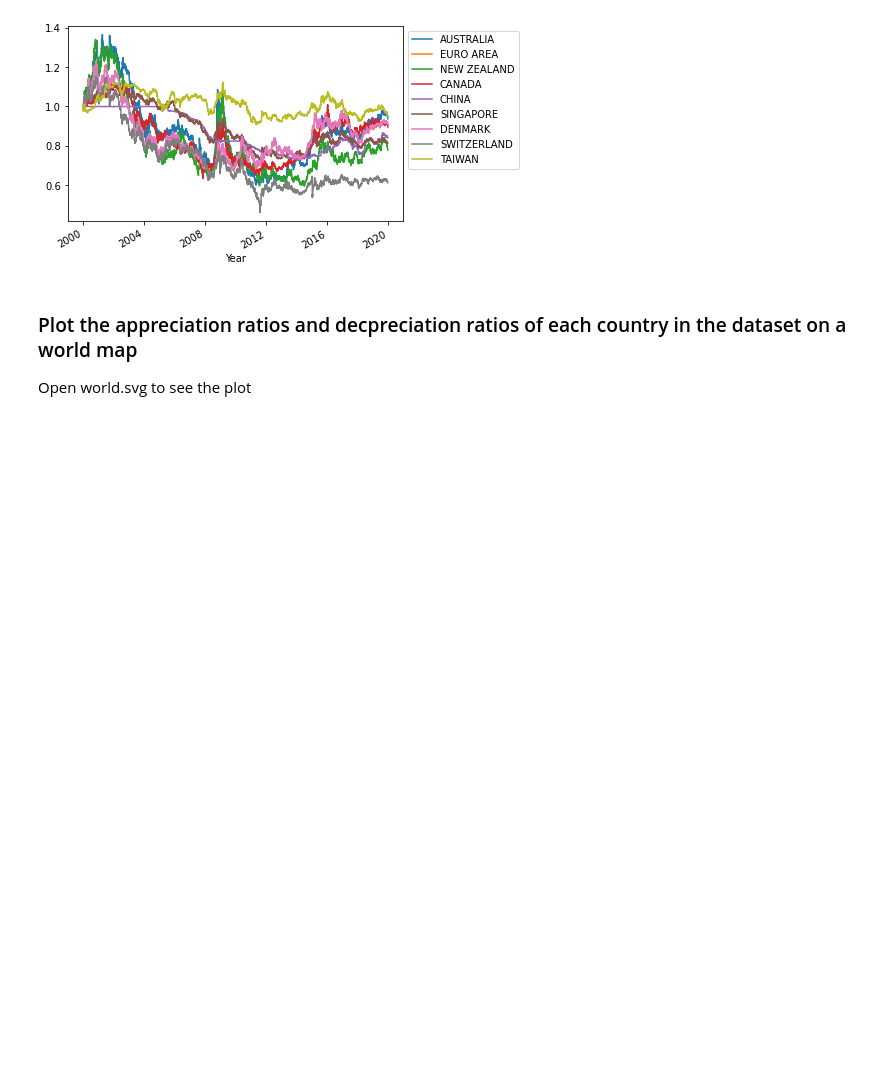
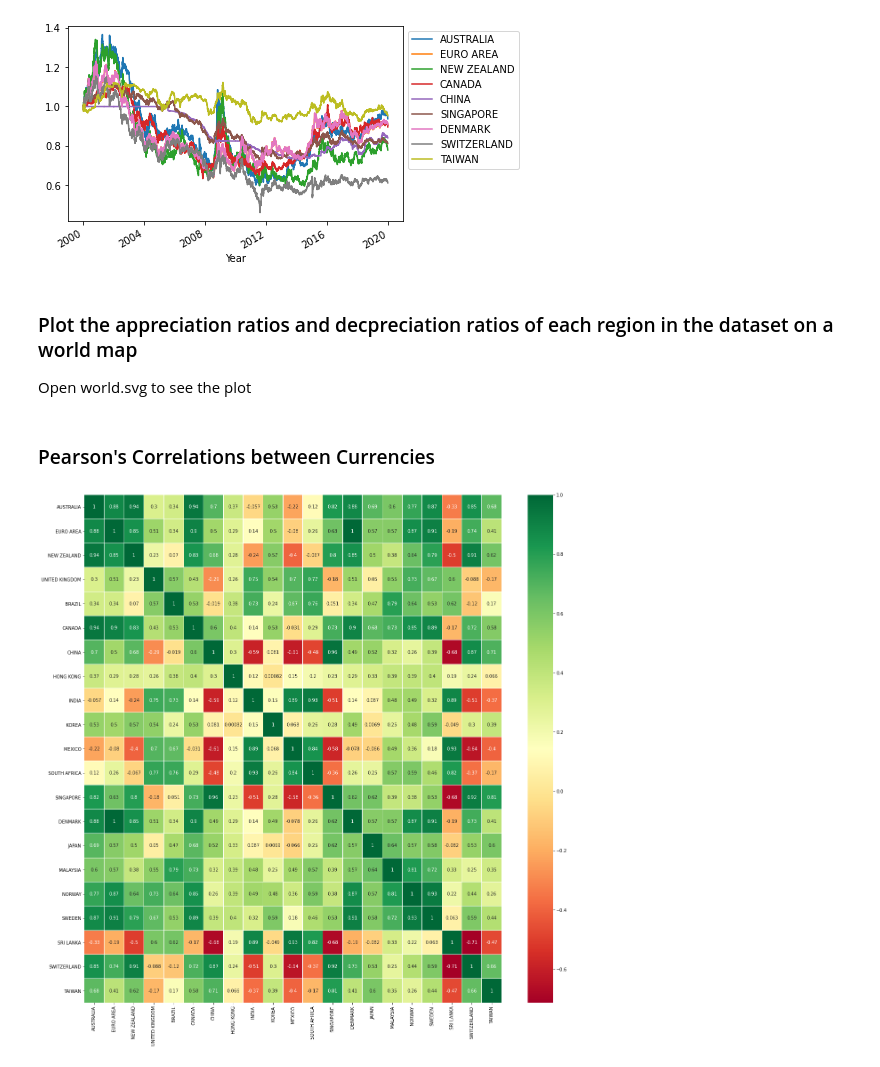
Before and after one commit to monisha-jeg/visualization_forex, a Jupyter notebook: data_viz.ipynb, the cells around one changed output. Saved outputs shown, nothing was run; the diff lists cells and outputs as text; code cells hidden in the pictures; blank space fills up the shorter version.

Commit message:
Added correlation heatmap

```diff
--- a/data_viz.ipynb
+++ b/data_viz.ipynb
@@ -140,7 +264,7 @@ _ = plt.legend(bbox_to_anchor=(1, 1))
 # %% [output]
 [figure]
 # %% [markdown]
-### Plot the appreciation ratios and decpreciation ratios of each country in the dataset on a world map
+### Plot the appreciation ratios and decpreciation ratios of each region in the dataset on a world map
 Open world.svg to see the plot
 # %%
 worldmap_chart = World()
@@ -188,3 +312,12 @@ for code, change in dic.items():
 worldmap_chart.add("Depreciation", pos_dic)
 worldmap_chart.add("Appreciation", neg_dic)
 worldmap_chart.render_to_file("world.svg")
+# %% [markdown]
+### Pearson's Correlations between Currencies
+# %%
+corrs = df.corr(method='pearson')
+fig, ax = plt.subplots(figsize=(21,21))
+sns.heatmap(corrs, linewidths=0.01, annot=True, cmap="RdYlGn")
+plt.savefig('corr.png')
+# %% [output]
+[figure, added]
```
Also changed, not shown: parts of 8 cells of this notebook, 2 other files.
